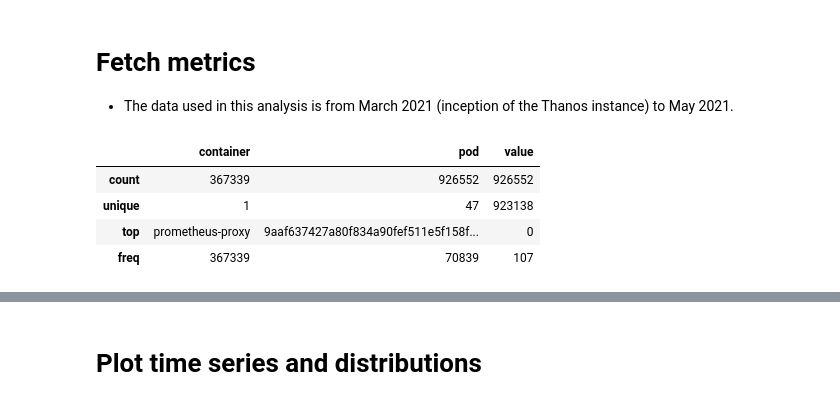
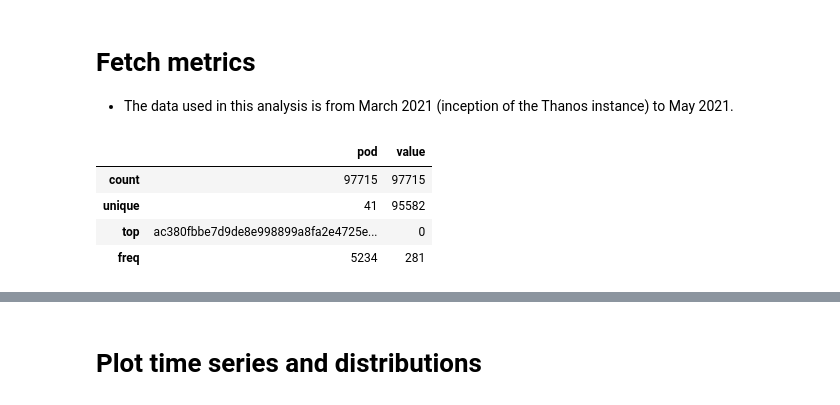
Before and after one commit to aicoe-aiops/operate-first-jupyterhub-analysis, a Jupyter notebook: notebooks/resource_allocation/rec_cpu_req_lim.ipynb, the cells around one changed output, grey strips where cells are left out. Saved outputs shown, nothing was run; the diff lists cells and outputs as text; code cells hidden in the pictures.

```diff
--- a/notebooks/resource_allocation/rec_cpu_req_lim.ipynb
+++ b/notebooks/resource_allocation/rec_cpu_req_lim.ipynb
@@ -38,7 +38,9 @@ sns.set()
 # Fetch metrics
 - The data used in this analysis is from March 2021 (inception of the Thanos instance) to May 2021.
 # %%
-prom_url = "http://thanos-query-frontend-opf-observatorium.apps.zero.massopen.cloud/"
+prom_url = (
+    "https://thanos-query-frontend-opf-observatorium.apps.smaug.na.operate-first.cloud"
+)
 # Creating the prometheus connect object with the required parameters
 # To get your token, login to moc operate first dashboard
 # click on your username on top right
@@ -52,8 +54,8 @@ pc = PrometheusConnect(
 all_metrics = pd.DataFrame(pc.all_metrics(), columns={"metrics"})
 # %%
 ## Define function to fetch data for a start time and end time
-start_time = datetime(2021, 3, 1, 12)
-end_time = datetime(2021, 5, 25, 12)
+start_time = datetime(2021, 10, 1, 12)
+end_time = datetime(2021, 12, 1, 12)
 
 
 def fetch_metric(metric_name, start_time, end_time):
@@ -84,17 +86,17 @@ def hash_str(x):
 # %%
 pod_cpu_usage = fetch_metric(
     "pod:container_cpu_usage:sum{namespace='opf-jupyterhub', pod=~'jupyterhub-nb.*'}",
     start_time,
     end_time,
 )
-pod_cpu_usage = pod_cpu_usage[["container", "pod", "value"]]
+pod_cpu_usage = pod_cpu_usage[["pod", "value"]]
 pod_cpu_usage["pod"] = pod_cpu_usage["pod"].apply(hash_str)
 pod_cpu_usage.describe()
 # %% [output]
-|  | container | pod | value |
-| count | 367339 | 926552 | 926552 |
-| unique | 1 | 47 | 923138 |
-| top | prometheus-proxy | 9aaf637427a80f834a90fef511e5f158f... | 0 |
-| freq | 367339 | 70839 | 107 |
+|  | pod | value |
+| count | 97715 | 97715 |
+| unique | 41 | 95582 |
+| top | ac380fbbe7d9de8e998899a8fa2e4725e... | 0 |
+| freq | 5234 | 281 |
 # %%
 pod_cpu_request = fetch_metric(
```
Also changed, not shown: parts of 6 cells of this notebook, 1 other file.
